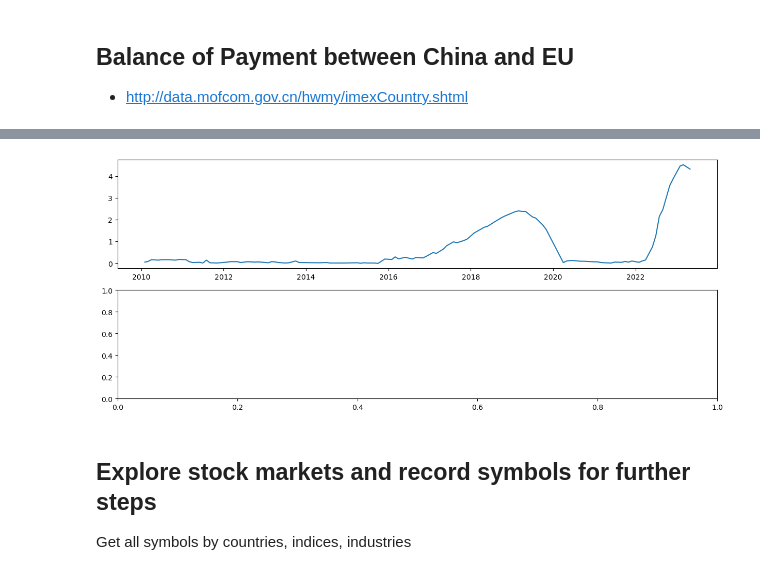
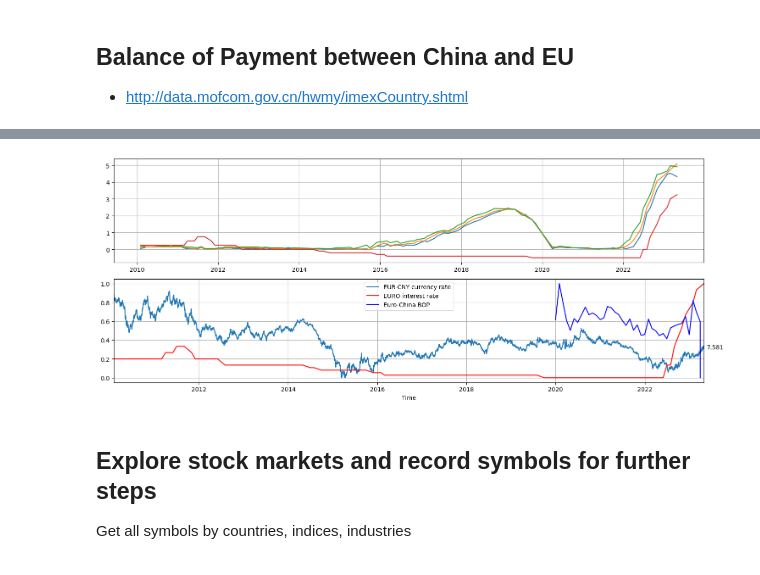
Before and after one commit to yangtx2009/finance, a Jupyter notebook: international_stock_market_visualization.ipynb, the cells around one changed output, grey strips where cells are left out. Saved outputs shown, nothing was run; the diff lists cells and outputs as text; code cells hidden in the pictures.

Commit message:
fix error in bof data

```diff
--- a/international_stock_market_visualization.ipynb
+++ b/international_stock_market_visualization.ipynb
@@ -112,7 +112,7 @@ if last_date < date_of_last_friday:
             currency_df = pd.concat([currency_df, row], ignore_index=True)
 
         print(currency_df.head(5))
-        currency_df.to_sql('currency', db_conn, if_exists='replace')
+        currency_df.to_sql('currency', db_conn, if_exists='replace',index=False)
     else:
         print("failure with status code:", resp.status_code, resp.content)
 # %% [output]
@@ -262,6 +262,8 @@ print(df.tail(5))
 - http://data.mofcom.gov.cn/hwmy/imexCountry.shtml
 # %%
 bop_df = pd.read_sql_query("SELECT * FROM bop", db_conn, index_col=None)
+datatype = bop_df.dtypes
+
 last_date = datetime(2020, 1, 1)
 if len(bop_df.index)>0:
     dates = pd.to_datetime(bop_df['date'])
@@ -285,7 +287,7 @@ while True:
             data = json.loads(r.content)["rows"]
             for item in data:
                 if item["type"] in ["德国","法国","意大利","荷兰", "西班牙","瑞士"]:
-                    row = pd.DataFrame({'date': [pd.to_datetime(item["trade_date"], format="%Y%m")],
+                    row = pd.DataFrame({'date': [pd.to_datetime(item["trade_date"], format="%Y%m").date()],
                                         'COUNTRY': [item["type"]],
                                         "IMPORT": [float(item["import_lj_value"])],
                                         "EXPORT": [float(item["export_lj_value"])],
@@ -298,7 +300,7 @@ while True:
     else:
         break
 
-print(bop_df.head(10))
+print(bop_df.tail(10))
 db_conn.execute("""delete from bop""")
 bop_df.to_sql(name='bop', con=db_conn, if_exists='replace', index=False)
 # %% [output]
@@ -328,0 +320,13 @@ euro_monthly_bof.head(5)
+# %%
+euro_monthly_bof = bop_df.groupby(by="date").sum(numeric_only=True)
+euro_monthly_bof.index = pd.to_datetime(euro_monthly_bof.index)
+euro_monthly_bof.sort_index(inplace=True)
+euro_monthly_bof["DIFF"] = euro_monthly_bof["IMPORT"]-euro_monthly_bof["EXPORT"]
+
+euro_monthly_bof_diff = euro_monthly_bof.diff()
+cols = list(euro_monthly_bof_diff.columns)
+jan_data = euro_monthly_bof[euro_monthly_bof.index.month == 1]
+euro_monthly_bof_diff.loc[euro_monthly_bof_diff.index.isin(jan_data.index), cols] = jan_data[cols]
+# euro_monthly_bof_diff = euro_monthly_bof_diff.merge(, on="date", how="outer")
+
+euro_monthly_bof_diff.tail(10)
@@ -338,7 +355,7 @@ for comm in ['US_1month', 'US_1year', 'US_2years', 'EURO']:
         ax[0].text(df["date"][-1], normalized[-1], str(normalized[-1]))
     else:
         ax[0].plot(df["date"], raw_data, label=comm)
-        ax[0].text(df["date"][-1], raw_data[-1], str(raw_data[-1]))
+        # ax[0].text(df["date"][-1], raw_data[-1], str(raw_data[-1]))
 
 # compare interest and currency rates
 raw_data = currency_df['USD_CNY'] / currency_df['USD_EUR']
@@ -351,7 +368,12 @@ ax[1].text(currency_df['date'].values[-1], normalized.values[-1], "{:.3f}".forma
 raw_data = df['EURO']
 normalized = (raw_data - raw_data.min())/(raw_data.max() - raw_data.min())
 ax[1].plot(df["date"], normalized, label='EURO interest rate', c="r")
-ax[1].text(df["date"][-1], normalized.values[-1], "{:.3f}".format(raw_data.values[-1]))
+
+
+normalized = (euro_monthly_bof_diff['DIFF'] - euro_monthly_bof_diff['DIFF'].min())/(euro_monthly_bof_diff['DIFF'].max() - euro_monthly_bof_diff['DIFF'].min())
+ax[1].plot(euro_monthly_bof.index, normalized, label='Euro-China BOP', c="b")
+
+# ax[1].text(df["date"][-1], normalized.values[-1], "{:.3f}".format(raw_data.values[-1]))
 
 plt.xlabel('Time')
 plt.xlim(df["date"].min(), df["date"].max())
@@ -365,4 +387,4 @@ KeyError: -1
-[figure, old version]
+[figure, new version]
 # %% [markdown]
 ## Explore stock markets and record symbols for further steps
 Get all symbols by countries, indices, industries
```
Also changed, not shown: parts of 8 cells of this notebook.
